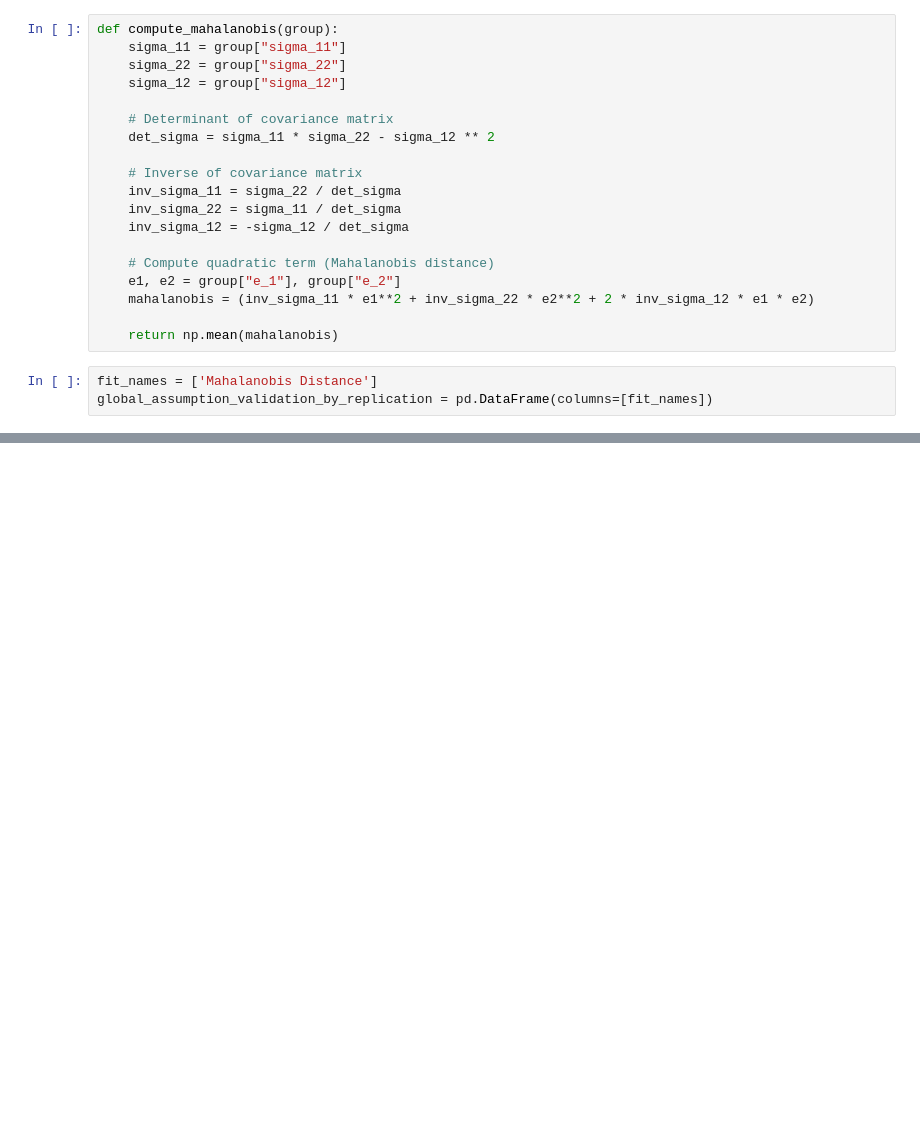
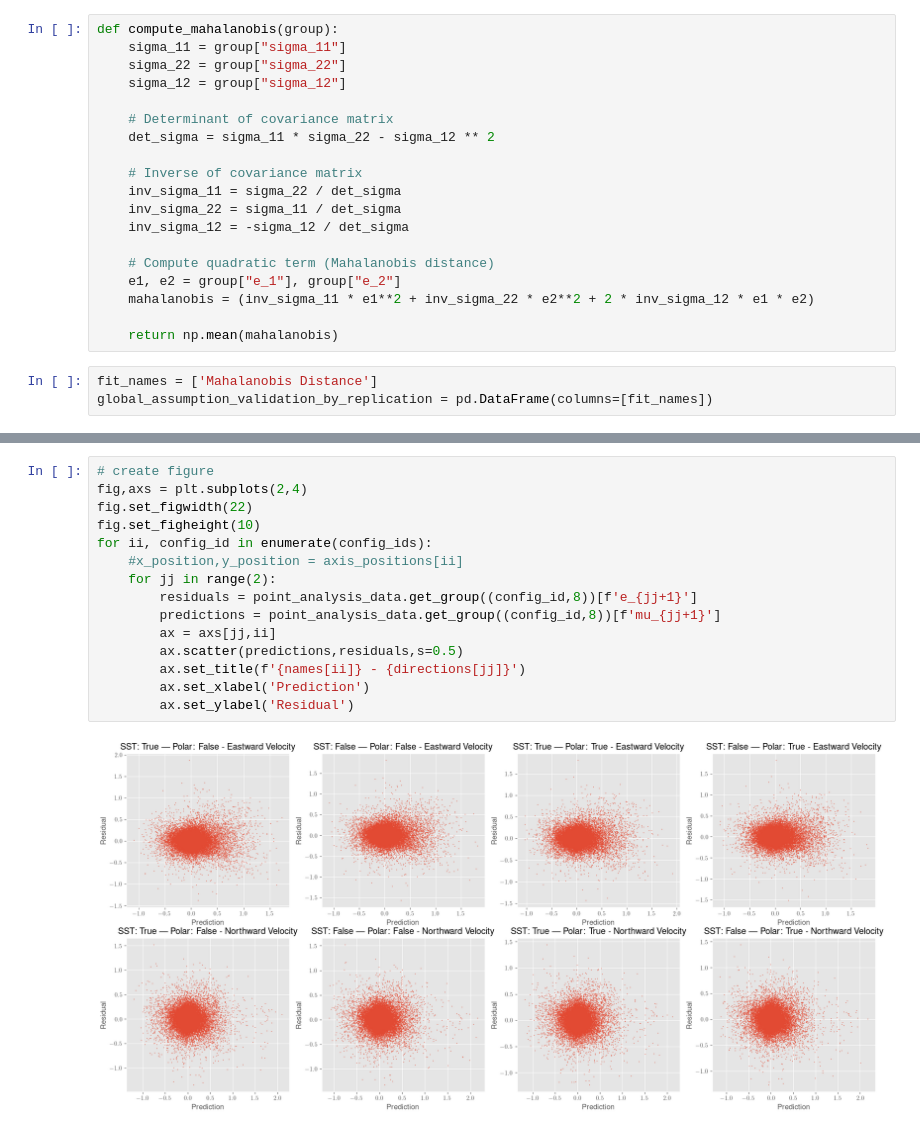
Before and after one commit to vanessamadu/seaducks, a Jupyter notebook: notebooks/evaluation.ipynb, the cells around one changed output, grey strips where cells are left out. Cells and saved outputs as stored; diff of their text form; blank space fills up the shorter version.

```diff
--- a/notebooks/evaluation.ipynb
+++ b/notebooks/evaluation.ipynb
@@ -308,0 +520,17 @@ MemoryError: Unable to allocate 126. MiB for an array with shape (16479740, 1) a
+# %%
+# create figure
+fig,axs = plt.subplots(2,4)
+fig.set_figwidth(22)
+fig.set_figheight(10)
+for ii, config_id in enumerate(config_ids):
+    #x_position,y_position = axis_positions[ii]
+    for jj in range(2):
+        residuals = point_analysis_data.get_group((config_id,8))[f'e_{jj+1}']
+        predictions = point_analysis_data.get_group((config_id,8))[f'mu_{jj+1}']
+        ax = axs[jj,ii]
+        ax.scatter(predictions,residuals,s=0.5)
+        ax.set_title(f'{names[ii]} - {directions[jj]}')
+        ax.set_xlabel('Prediction')
+        ax.set_ylabel('Residual')
+# %% [output]
+[figure, added]
```
Also changed, not shown: parts of 29 cells of this notebook.
